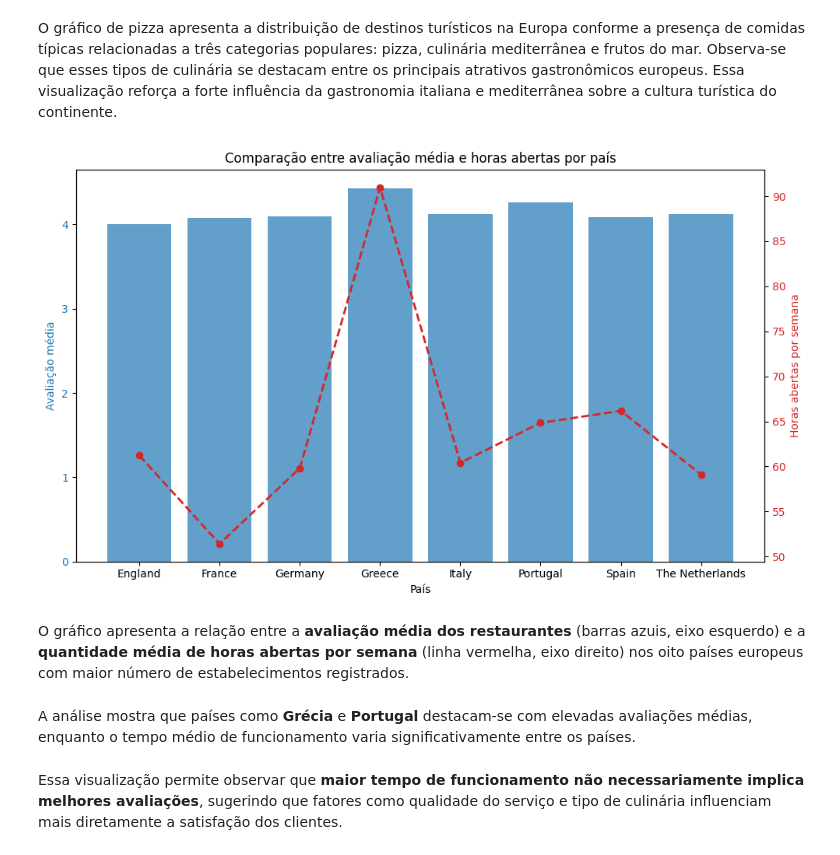
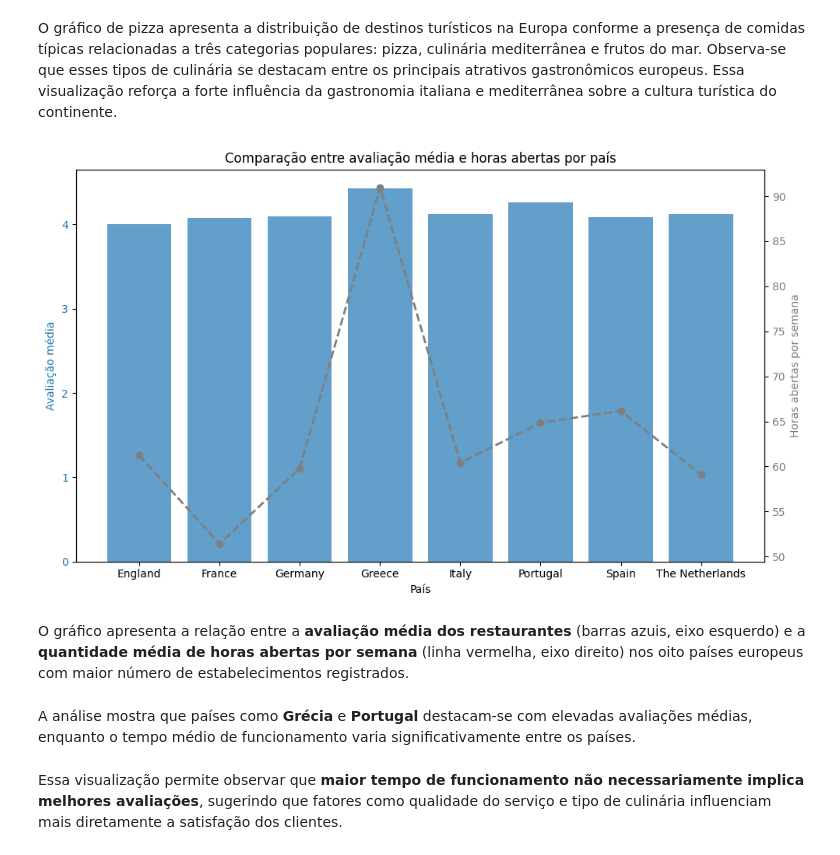
Before and after one commit to thiagorovari/Projeto1_Ciencias_de_dados_jupyter_notebook, a Jupyter notebook: comidas_europa.ipynb, the cells around one changed output. Cells and saved outputs as stored; diff of their text form; code cells hidden in the pictures.

```diff
--- a/comidas_europa.ipynb
+++ b/comidas_europa.ipynb
@@ -56,35 +56,35 @@ df_rest = df_rest.dropna(subset=['avg_rating', 'open_hours_per_week', 'country']
 df_country = df_rest.groupby('country')[['avg_rating', 'open_hours_per_week']].mean().reset_index()
 
 
 top_countries = df_rest['country'].value_counts().nlargest(8).index
 df_country = df_country[df_country['country'].isin(top_countries)]
 
 # Criar figura e dois eixos
 fig, ax1 = plt.subplots(figsize=(10,6))
 
 # Eixo Y esquerdo - Avaliação média
 color = 'tab:blue'
 ax1.set_xlabel('País')
 ax1.set_ylabel('Avaliação média', color=color)
 ax1.bar(df_country['country'], df_country['avg_rating'], color=color, alpha=0.7, label='Avaliação média')
 ax1.tick_params(axis='y', labelcolor=color)
 
 # Eixo Y direito - Horas abertas por semana
 ax2 = ax1.twinx()
-color = 'tab:red'
+color = 'tab:gray'
 ax2.plot(df_country['country'], df_country['open_hours_per_week'], color=color, marker='o', linestyle='--', linewidth=2, label='Horas abertas por semana')
 ax2.set_ylabel('Horas abertas por semana', color=color)
 ax2.tick_params(axis='y', labelcolor=color)
 
 
 plt.title('Comparação entre avaliação média e horas abertas por país')
 fig.tight_layout()
 plt.show()
 display(Markdown("O gráfico apresenta a relação entre a **avaliação média dos restaurantes** (barras azuis, eixo esquerdo) e a **quantidade média de horas abertas por semana** (linha vermelha, eixo direito) nos oito países europeus com maior número de estabelecimentos registrados.  "))
 display(Markdown("A análise mostra que países como **Grécia** e **Portugal** destacam-se com elevadas avaliações médias, enquanto o tempo médio de funcionamento varia significativamente entre os países."))
 display(Markdown("Essa visualização permite observar que **maior tempo de funcionamento não necessariamente implica melhores avaliações**, sugerindo que fatores como qualidade do serviço e tipo de culinária influenciam mais diretamente a satisfação dos clientes."))
 # %% [output]
-[figure, old version]
+[figure, new version]
 O gráfico apresenta a relação entre a **avaliação média dos restaurantes** (barras azuis, eixo esquerdo) e a **quantidade média de horas abertas por semana** (linha vermelha, eixo direito) nos oito países europeus com maior número de estabelecimentos registrados.
 A análise mostra que países como **Grécia** e **Portugal** destacam-se com elevadas avaliações médias, enquanto o tempo médio de funcionamento varia significativamente entre os países.
 Essa visualização permite observar que **maior tempo de funcionamento não necessariamente implica melhores avaliações**, sugerindo que fatores como qualidade do serviço e tipo de culinária influenciam mais diretamente a satisfação dos clientes.
```
Also changed, not shown: 2 other files.
